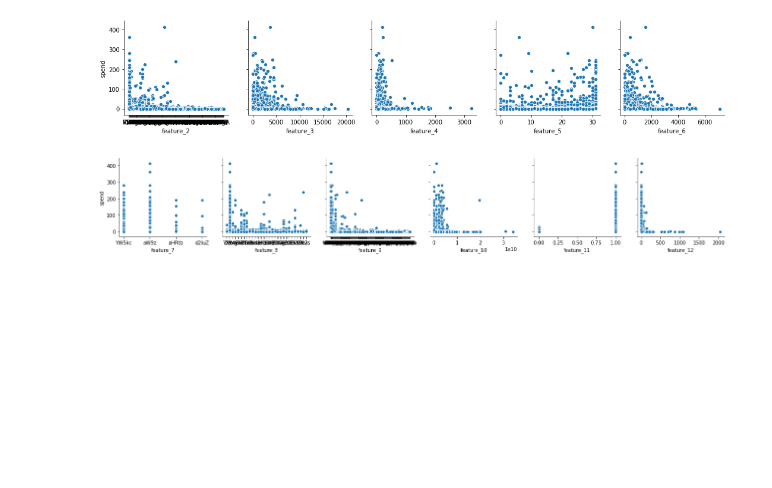
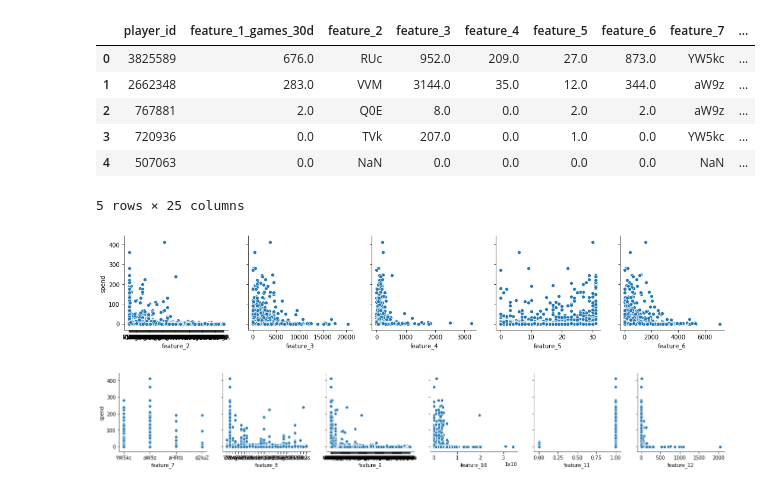
Before and after one commit to shawpan/group_allocator, a Jupyter notebook: trainer/plot_data.ipynb, the cells around one changed output. Saved outputs shown, nothing was run; the diff lists cells and outputs as text; code cells hidden in the pictures; blank space fills up the shorter version.

```diff
--- a/trainer/plot_data.ipynb
+++ b/trainer/plot_data.ipynb
@@ -7,4 +7,17 @@ import matplotlib.pyplot as plt
 import config
+# %%
+CONFIG = config.get_config()
+dtypes = config.get_types_of_attributes()
+df = pd.concat((pd.read_csv(f, sep=CONFIG['CSV_SEPARATOR'], compression='gzip', na_values=CONFIG['NA_VALUES'], dtype=dtypes) for f in ['data/train_a/train.csv.gz']))
+df.head()
+# %% [output]
+|  | player_id | feature_1_games_30d | feature_2 | feature_3 | feature_4 | feature_5 | feature_6 | feature_7 | ... |
+| 0 | 3825589 | 676.0 | RUc | 952.0 | 209.0 | 27.0 | 873.0 | YW5kc | ... |
+| 1 | 2662348 | 283.0 | VVM | 3144.0 | 35.0 | 12.0 | 344.0 | aW9z | ... |
+| 2 | 767881 | 2.0 | Q0E | 8.0 | 0.0 | 2.0 | 2.0 | aW9z | ... |
+| 3 | 720936 | 0.0 | TVk | 207.0 | 0.0 | 1.0 | 0.0 | YW5kc | ... |
+| 4 | 507063 | 0.0 | NaN | 0.0 | 0.0 | 0.0 | 0.0 | NaN | ... |
+5 rows × 25 columns
 # %%
 """ Plot pair wise/joint distribution chart"""
 def plot_data(all_files, x, y, diag_kind='kde'):
```
Also changed, not shown: parts of 1 cell of this notebook, 32 other files.
